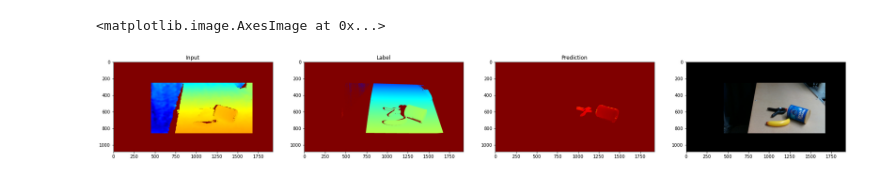
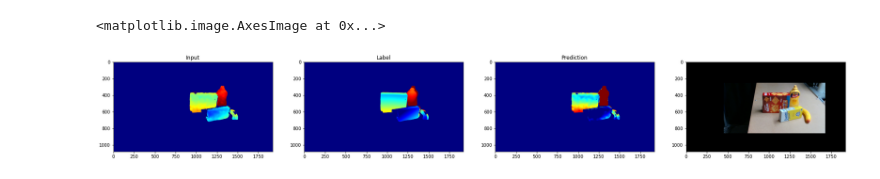
Before and after one commit to alr-internship/self-supervised-depth-denoising, a Jupyter notebook: notebooks/10_evaluate_model.ipynb, the cells around one changed output. Saved outputs shown, nothing was run; the diff lists cells and outputs as text; code cells hidden in the pictures.

Commit message:
fixed visualization and model saving

```diff
--- a/notebooks/10_evaluate_model.ipynb
+++ b/notebooks/10_evaluate_model.ipynb
@@ -1,4 +1,7 @@
 # %%
+import sys
+sys.path.append("../src")
+
 import logging
 from pathlib import Path
 import numpy as np
@@ -16,7 +19,7 @@ import yaml
 root_path = Path("../")
 
 class Args:
-    model_dir = root_path / "resources/models/1645043545.1441991/M_total"
+    model_dir = root_path / "resources/models/1645116011.3768213/M_total"
     input_augmented = root_path / "resources/images/calibrated_masked_augmented/cropped/ycb_video/test_dataset.json"
     input_not_augmented = root_path / "resources/images/calibrated_masked/cropped/ycb_video/test_dataset.json"
     input_augmented_not_cropped = root_path / "resources/images/calibrated_masked_augmented/not-cropped/ycb_video/test_dataset.json"
@@ -47,16 +50,25 @@ else:
         files = DatasetInterface.get_files_by_path(args.input_not_augmented_not_cropped)
 
 net = UNet(n_input_channels=6, n_output_channels=1, initial_channels=network_config['initial_channels'])
-net = nn.DataParallel(net)
+# net = nn.DataParallel(net)
 
 
 device = torch.device('cuda' if torch.cuda.is_available() else 'cpu')
+device = torch.device('cpu')
 logging.info(f'Loading model {model}')
 logging.info(f'Using device {device}')
 
 net.to(device=device)
 net.load_state_dict(torch.load(model, map_location=device))
+# fixes wrongly saved weights from data parallel
+# tmp_net = nn.DataParallel(net)
+# tmp_net.load_state_dict(torch.load(model, map_location=device))
+# model.unlink()
+# torch.save(tmp_net.module.state_dict(), model)
+# net.load_state_dict(torch.load(model, map_location=device))
 net.eval()
 
+# torch.save(net.module.state_dict(), "test.pth")
+
 logging.info('Model loaded!')
 # %% [output]
@@ -98,29 +110,33 @@ with torch.no_grad():
     pred_depths = net(img)
     pred_depth = pred_depths.squeeze().float().cpu().detach().numpy()
 
-# blackout pixel not in mask
-print(np.nanmin(pred_depth), np.nanmax(pred_depth))
-pred_depth = np.where(np.logical_and(nan_mask, region_mask)[0], pred_depth, np.nan)
-
 # undo normalization
 if dataset_config['normalize_depths']:
     pred_depth = pred_depth * (rs_max - rs_min) + rs_min
 
 input_rgb = BasicDataset.resize(rs_rgb, dataset_config['scale_images'])
-output_rgb = BasicDataset.resize(zv_rgb, dataset_config['scale_images'])
 input_depth = BasicDataset.resize(rs_depth, dataset_config['scale_images'])
 real_depth = BasicDataset.resize(zv_depth, dataset_config['scale_images'])
 
+# blackout pixel not in mask
+print(np.nanmin(pred_depth), np.nanmax(pred_depth))
+mask = np.logical_and(nan_mask, region_mask)[0]
+pred_depth = np.where(mask, pred_depth, np.nan)
+input_depth = np.where(mask, input_depth, np.nan)
+real_depth = np.where(mask, real_depth, np.nan)
+
 # real_depth = np.nan_to_num(real_depth)
 # input_depth = np.nan_to_num(input_depth)
+output_rgb = BasicDataset.resize(zv_rgb, dataset_config['scale_images'])
+output_pcd = imgs_to_pcd(output_rgb, real_depth, rs_ci)
 
 print(f"Mean depths: Input {np.nanmean(input_depth)}\
 Label {np.nanmean(real_depth)} Predicted {np.nanmean(pred_depth)}")
 
 pred_pcd = imgs_to_pcd(input_rgb, pred_depth, rs_ci)
 input_pcd = imgs_to_pcd(input_rgb, input_depth.astype(np.float32), rs_ci)
-output_pcd = imgs_to_pcd(output_rgb, real_depth, rs_ci)
 o3d.visualization.draw_geometries([input_pcd])
+o3d.visualization.draw_geometries([output_pcd])
 o3d.visualization.draw_geometries([pred_pcd])
 
 _, axarr = plt.subplots(1, 4, figsize=(30, 10))
@@ -145,2 +155,2 @@ Mean depths: Input 1282.6235018933683Label 1049.7745361328125 Predicted 861.7697
 <matplotlib.image.AxesImage at 0x...>
-[figure, old version]
+[figure, new version]
```
Also changed, not shown: parts of 2 cells of this notebook, 2 other files.
